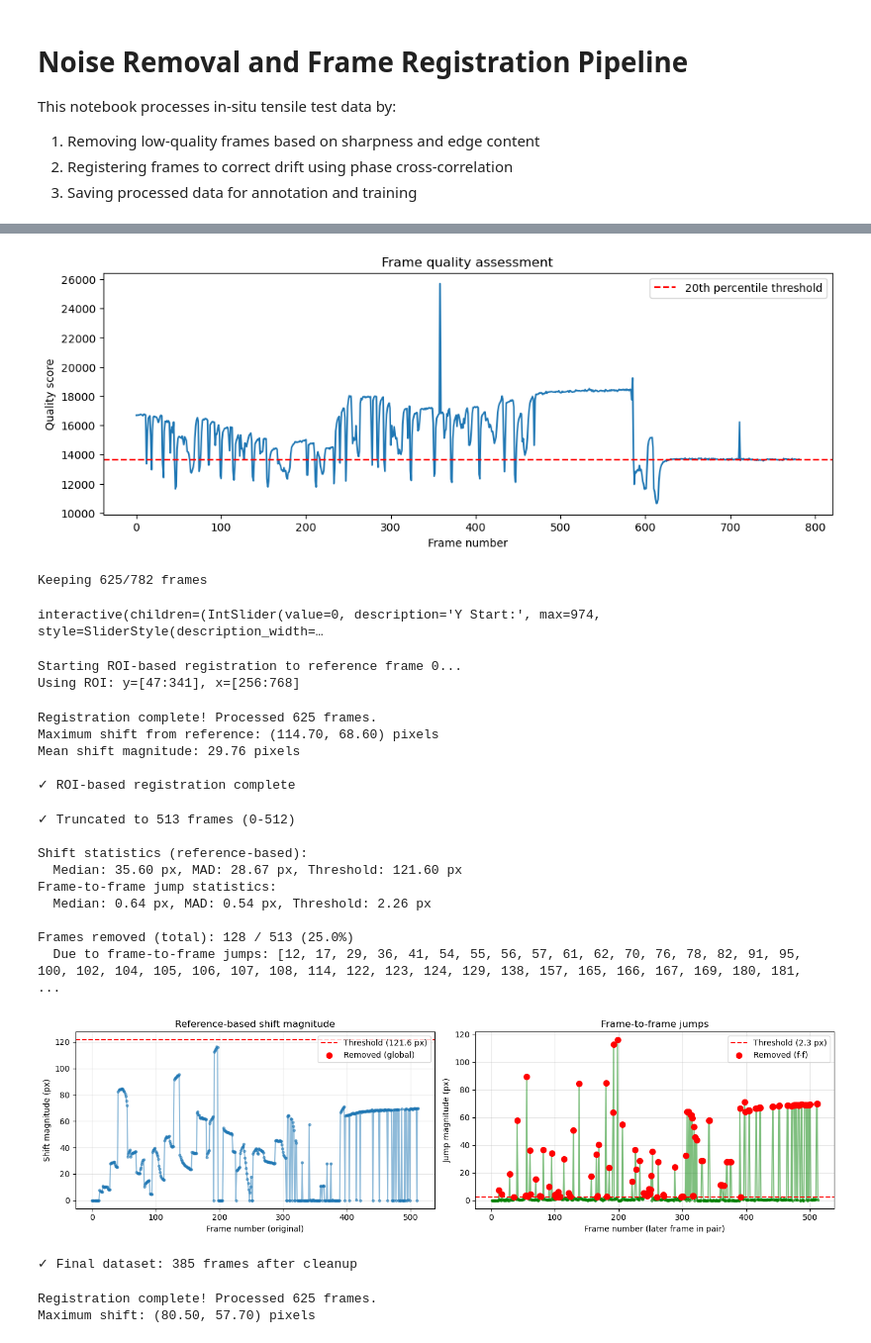
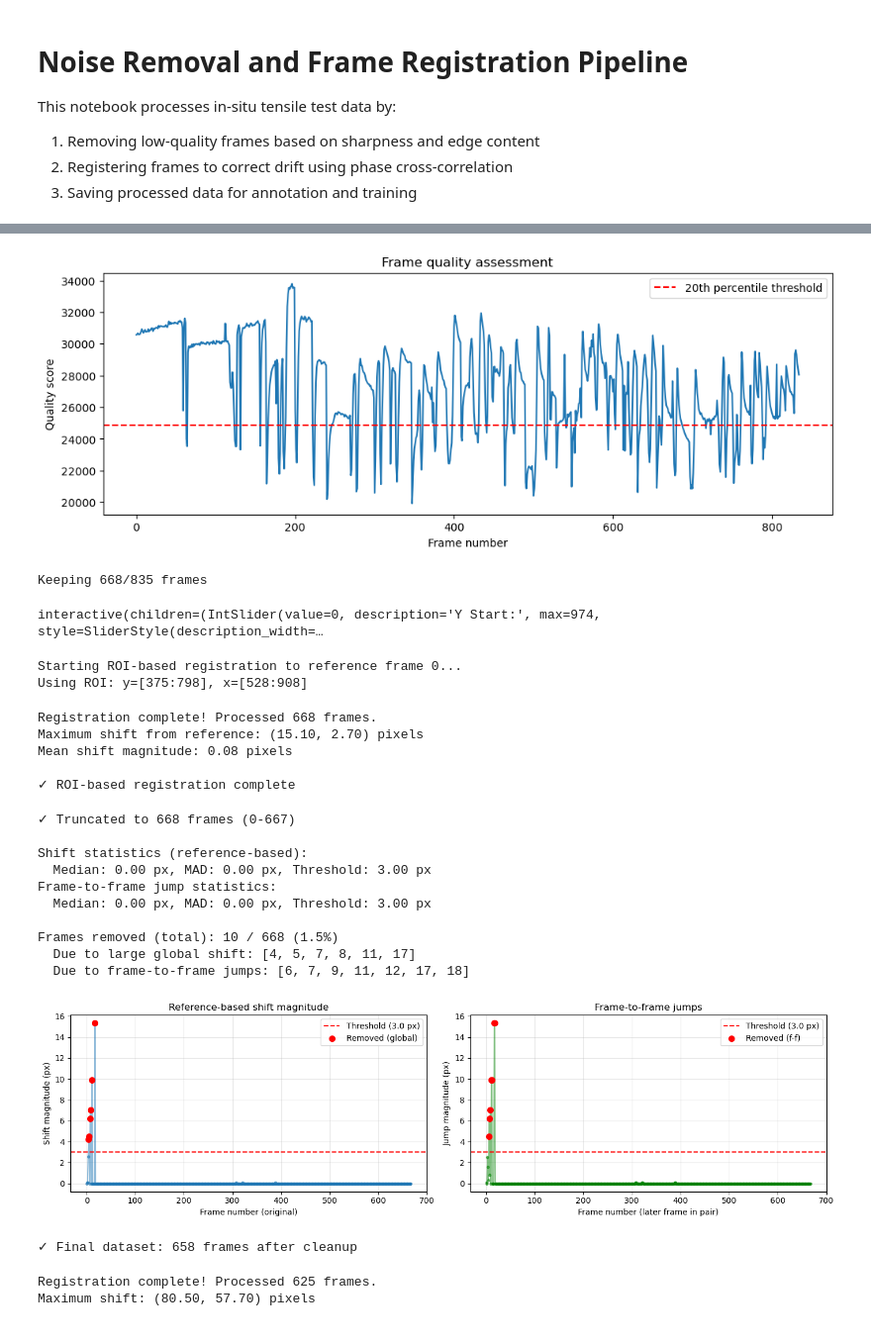
Before and after one commit to vivekdev-empa/Insitu_tensile_hackathon2025, a Jupyter notebook: 01_noise_removal.ipynb, the cells around one changed output, grey strips where cells are left out. Shown at 99% size. Saved outputs shown, nothing was run; the diff lists cells and outputs as text; code cells hidden in the pictures.

```diff
--- a/01_noise_removal.ipynb
+++ b/01_noise_removal.ipynb
@@ -3,8 +3,8 @@ import os
 from pathlib import Path
 
 # ===== CONFIGURATION: choose thickness folder and specific .emd =====
-DATASET_FOLDER = "120nm"            # Options: "60nm", "30nm", "120nm"
-INPUT_FILENAME = "20240715 1934 Camera 51000 x.emd"               # e.g., "1508 20250613 105 kx Ceta Camera" or full name with .emd
+DATASET_FOLDER = "30nm"            # Options: "60nm", "30nm", "120nm"
+INPUT_FILENAME = "0924 20240626 Camera 220 kx 0001.emd"               # e.g., "1508 20250613 105 kx Ceta Camera" or full name with .emd
 # ====================================================================
 
 # Define base paths
@@ -147,8 +147,8 @@ threshold = np.percentile(quality, 20)  # Remove bottom 20%
 good_frame_indices = np.where(quality > threshold)[0]
 print(f"Keeping {len(good_frame_indices)}/{len(quality)} frames")
 # %% [output]
-[figure, old version]
+[figure, new version]
-Keeping 625/782 frames
+Keeping 668/835 frames
 # %%
 def remove_bad_frames(signal, good_indices):
     """
@@ -273,11 +273,11 @@ def register_signal_stack_sequential(signal, roi_coords=None, upsample_factor=10
     from tqdm.notebook import tqdm
 
     n_frames = signal.data.shape[0]
-    registered_data = np.zeros_like(signal.data)
-    shifts = np.zeros((n_frames, 2))
+    registered_data = np.zeros(signal.data.shape, dtype=np.float32)
+    shifts = np.zeros((n_frames, 2), dtype=np.float32)
 
     # Get reference frame
-    reference = signal.inav[reference_frame].data
+    reference = signal.inav[reference_frame].data.astype(np.float32, copy=False)
     registered_data[reference_frame] = reference
 
     # Extract ROI helper
@@ -307,7 +307,7 @@ def register_signal_stack_sequential(signal, roi_coords=None, upsample_factor=10
             continue  # Skip reference frame
 
         # Get current frame
-        curr_frame = signal.inav[i].data
+        curr_frame = signal.inav[i].data.astype(np.float32, copy=False)
         curr_roi = get_roi(curr_frame)
 
         # Calculate shift relative to REFERENCE frame (not previous frame)
@@ -366,17 +366,16 @@ else:
     print("No ROI selected. Please run the cell again and select an ROI.")
 # %% [output]
 Starting ROI-based registration to reference frame 0...
-Using ROI: y=[47:341], x=[256:768]
+Using ROI: y=[375:798], x=[528:908]
-Registration complete! Processed 625 frames.
-Maximum shift from reference: (114.70, 68.60) pixels
-Mean shift magnitude: 29.76 pixels
+Registration complete! Processed 668 frames.
+Maximum shift from reference: (15.10, 2.70) pixels
+Mean shift magnitude: 0.08 pixels
 
 ✓ ROI-based registration complete
 # %%
-# Clean up registered data: remove frames after 512 and frames with large jumps
+# Clean up registered data: remove frames with large jumps
 
-# Step 1: Truncate to frame 512 (keep 0..512 inclusive)
-max_frame = 512
+max_frame = 667
 s_registered_trimmed = hs.signals.Signal2D(s_registered.data[:max_frame+1])
 shifts_trimmed = shifts[:max_frame+1]
 
@@ -447,40 +446,41 @@ fig, axes = plt.subplots(1, 2, figsize=(14, 4))
 
 # Panel 1: global shift magnitude vs reference
 axes[0].plot(shift_magnitude, 'o-', alpha=0.5, markersize=3)
 axes[0].axhline(threshold_shift, color='r', linestyle='--', label=f'Threshold ({threshold_shift:.1f} px)')
 axes[0].scatter(np.where(bad_global)[0], shift_magnitude[bad_global], color='r', s=50, zorder=5, label='Removed (global)')
 axes[0].set_xlabel('Frame number (original)')
 axes[0].set_ylabel('Shift magnitude (px)')
 axes[0].set_title('Reference-based shift magnitude')
 axes[0].legend()
 axes[0].grid(True, alpha=0.3)
 
 # Panel 2: frame-to-frame jump magnitude
 axes[1].plot(np.arange(1, len(ff_jump_mag)+1), ff_jump_mag, 'o-', alpha=0.5, markersize=3, color='green')
 axes[1].axhline(ff_threshold, color='r', linestyle='--', label=f'Threshold ({ff_threshold:.1f} px)')
 axes[1].scatter(bad_ff_indices, ff_jump_mag[bad_ff_indices-1], color='r', s=50, zorder=5, label='Removed (f-f)')
 axes[1].set_xlabel('Frame number (later frame in pair)')
 axes[1].set_ylabel('Jump magnitude (px)')
 axes[1].set_title('Frame-to-frame jumps')
 axes[1].legend()
 axes[1].grid(True, alpha=0.3)
 
 plt.tight_layout()
 plt.show()
 
 print(f"\n✓ Final dataset: {len(s_registered.data)} frames after cleanup")
 # %% [output]
-✓ Truncated to 513 frames (0-512)
+✓ Truncated to 668 frames (0-667)
 
 Shift statistics (reference-based):
-  Median: 35.60 px, MAD: 28.67 px, Threshold: 121.60 px
+  Median: 0.00 px, MAD: 0.00 px, Threshold: 3.00 px
 Frame-to-frame jump statistics:
-  Median: 0.64 px, MAD: 0.54 px, Threshold: 2.26 px
+  Median: 0.00 px, MAD: 0.00 px, Threshold: 3.00 px
 
-Frames removed (total): 128 / 513 (25.0%)
-  Due to frame-to-frame jumps: [12, 17, 29, 36, 41, 54, 55, 56, 57, 61, 62, 70, 76, 78, 82, 91, 95, 100, 102, 104, 105, 106, 107, 108, 114, 122, 123, 124, 129, 138, 157, 165, 166, 167, 169, 180, 181,  ...
+Frames removed (total): 10 / 668 (1.5%)
+  Due to large global shift: [4, 5, 7, 8, 11, 17]
+  Due to frame-to-frame jumps: [6, 7, 9, 11, 12, 17, 18]
-[figure, old version]
+[figure, new version]
-✓ Final dataset: 385 frames after cleanup
+✓ Final dataset: 658 frames after cleanup
 # %%
 # def register_signal_stack(signal, reference_frame=0, upsample_factor=10):
 #     """
```
Also changed, not shown: parts of 5 cells of this notebook, 2 other files.
